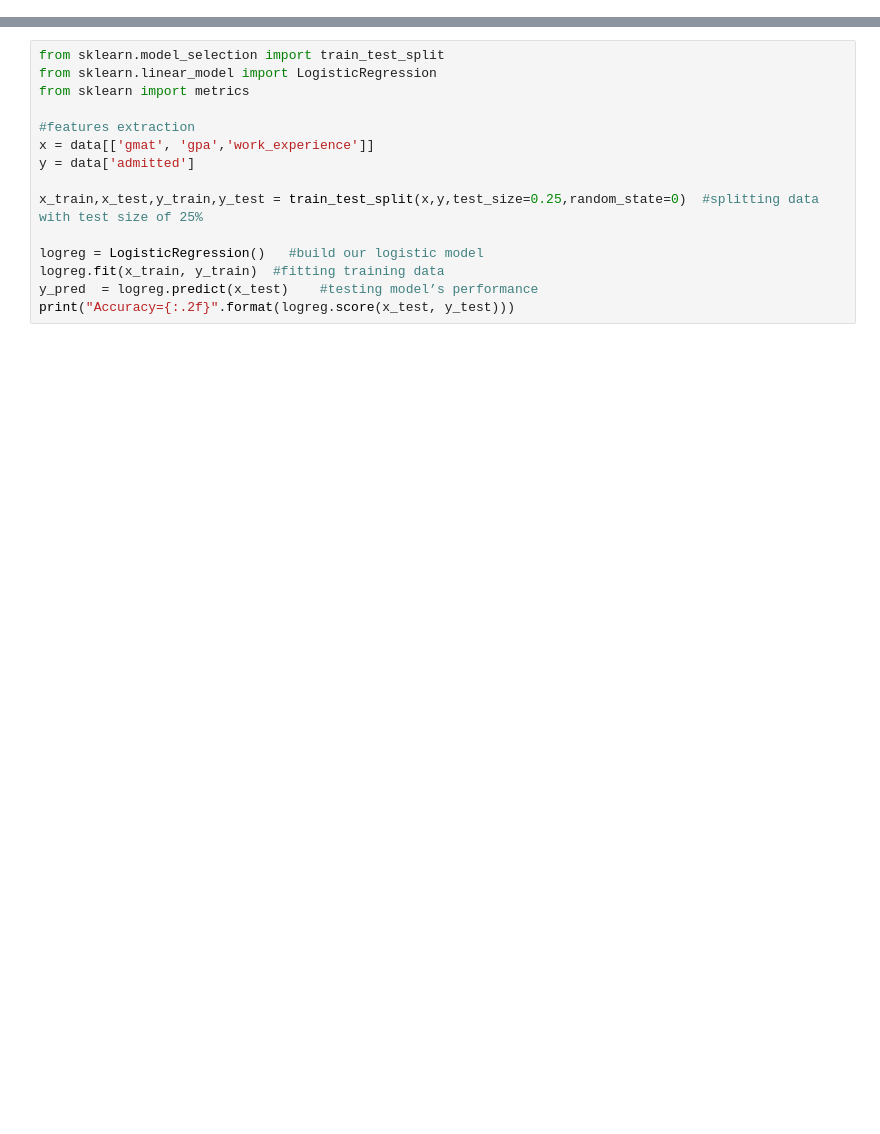
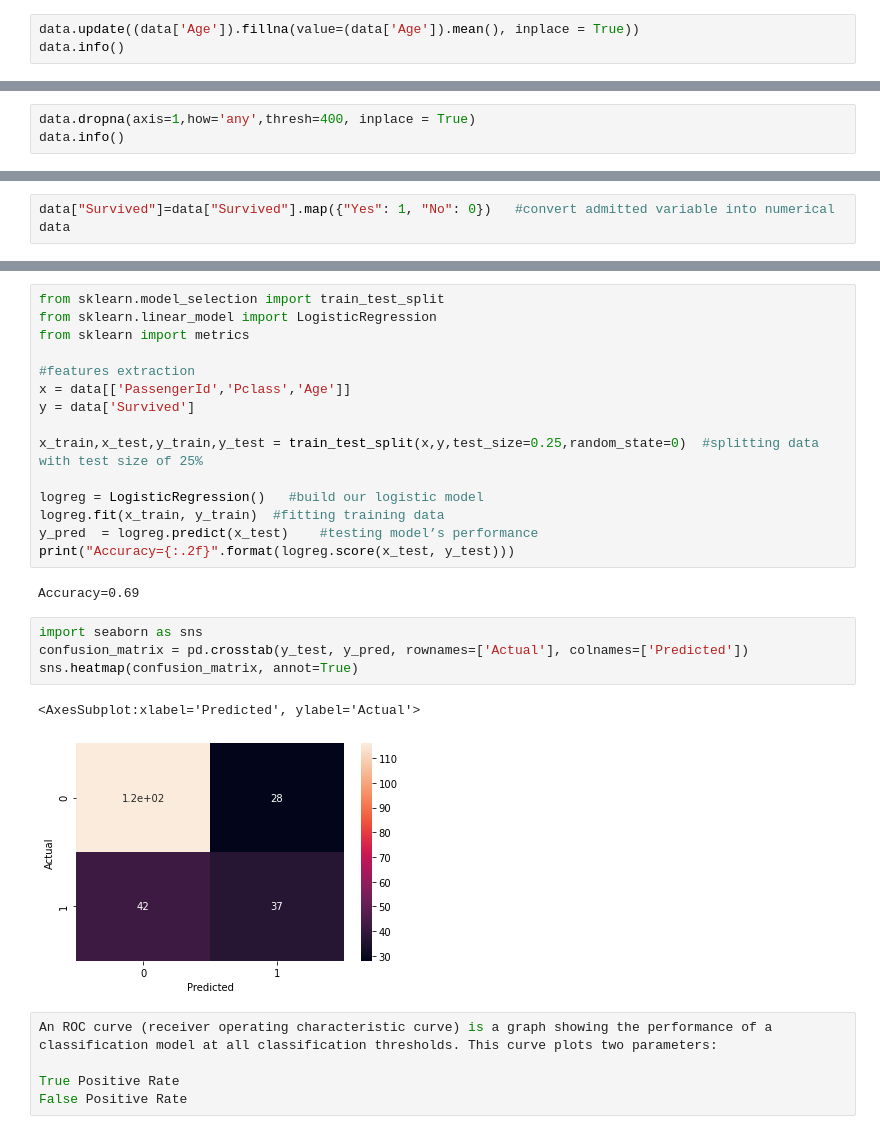
Before and after one commit to Ala571/Logistic-Regression, a Jupyter notebook: Logistic Regression-checkpoint.ipynb, the cells around one changed output, grey strips where cells are left out. Cells and saved outputs as stored; diff of their text form; blank space fills up the shorter version.

```diff
--- a/Logistic Regression-checkpoint.ipynb
+++ b/Logistic Regression-checkpoint.ipynb
@@ -7,0 +25,3 @@ SyntaxError: expression cannot contain assignment, perhaps you meant "=="? (<ipy
+# %%
+data.update((data['Age']).fillna(value=(data['Age']).mean(), inplace = True))
+data.info()
@@ -7,0 +48,3 @@ SyntaxError: expression cannot contain assignment, perhaps you meant "=="? (<ipy
+# %%
+data.dropna(axis=1,how='any',thresh=400, inplace = True)
+data.info()
@@ -7,0 +70,3 @@ SyntaxError: expression cannot contain assignment, perhaps you meant "=="? (<ipy
+# %%
+data["Survived"]=data["Survived"].map({"Yes": 1, "No": 0})   #convert admitted variable into numerical
+data
@@ -11,8 +90,8 @@ from sklearn.linear_model import LogisticRegression
 from sklearn import metrics
 
 #features extraction
-x = data[['gmat', 'gpa','work_experience']]
-y = data['admitted']
+x = data[['PassengerId','Pclass','Age']]
+y = data['Survived']
 
 x_train,x_test,y_train,y_test = train_test_split(x,y,test_size=0.25,random_state=0)  #splitting data with test size of 25%
 
@@ -20,3 +99,17 @@ logreg = LogisticRegression()   #build our logistic model
 logreg.fit(x_train, y_train)  #fitting training data
 y_pred  = logreg.predict(x_test)    #testing model’s performance
 print("Accuracy={:.2f}".format(logreg.score(x_test, y_test)))
+# %% [output]
+Accuracy=0.69
+# %%
+import seaborn as sns
+confusion_matrix = pd.crosstab(y_test, y_pred, rownames=['Actual'], colnames=['Predicted'])
+sns.heatmap(confusion_matrix, annot=True)
+# %% [output]
+<AxesSubplot:xlabel='Predicted', ylabel='Actual'>
+[figure, added]
+# %%
+An ROC curve (receiver operating characteristic curve) is a graph showing the performance of a classification model at all classification thresholds. This curve plots two parameters:
+
+True Positive Rate
+False Positive Rate
```
Also changed, not shown: parts of 6 cells of this notebook.
